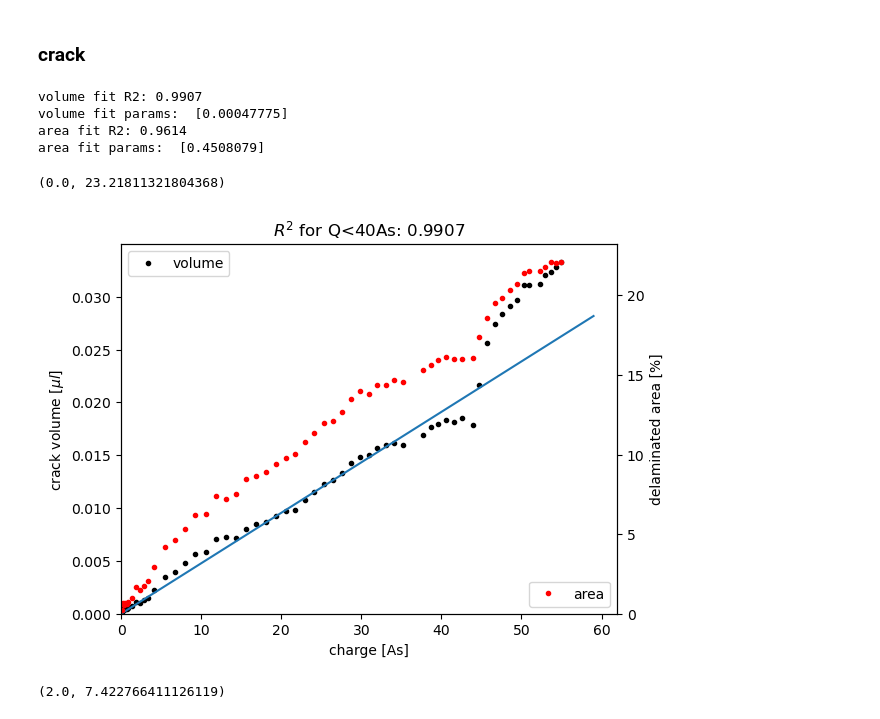
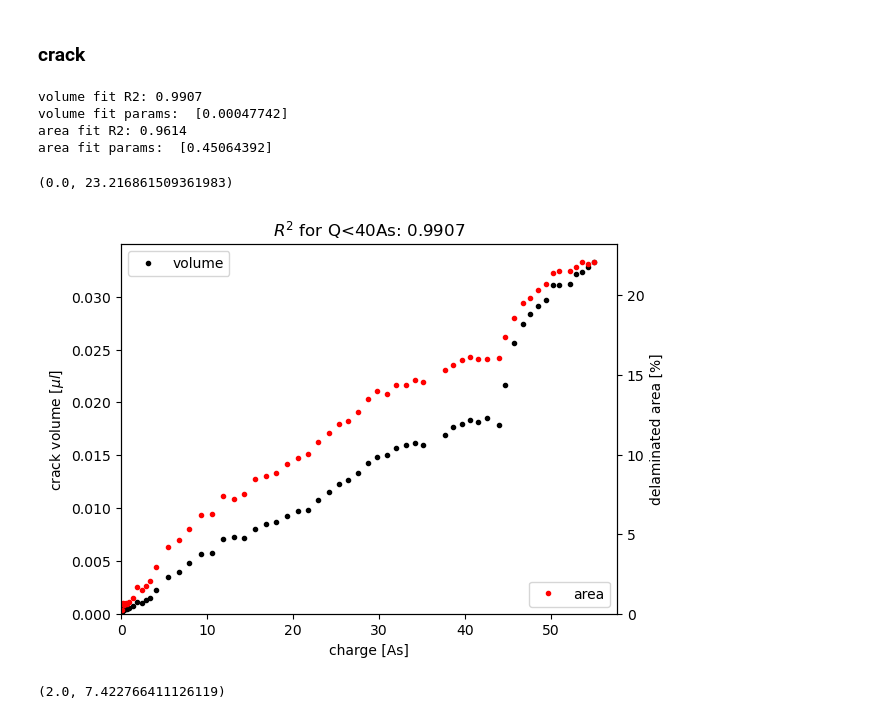
Before and after one commit to Pescatore23/co2ely-tomcat, a Jupyter notebook: data_analysis/04c_ML_membrane_analysis.ipynb, the cells around one changed output. Cells and saved outputs as stored; diff of their text form; code cells hidden in the pictures.

```diff
--- a/data_analysis/04c_ML_membrane_analysis.ipynb
+++ b/data_analysis/04c_ML_membrane_analysis.ipynb
@@ -43,6 +43,10 @@ if host == 'mpc2959.psi.ch':
     toppath = '/mpc/homes/fische_r/NAS/DASCOELY'
     toppathSSD = '/mnt/SSD/fische_r/COELY'
 
+elif host == 'mpc2053.psi.ch':
+    gitpath = '/mpc/homes/fische_r/lib/co2ely-tomcat'
+    toppath = '/mpc/homes/fische_r/NAS/DASCOELY'
+    toppathSSD = '/mpc/homes/fische_r/NAS/DASCOELY/processing'
 else:
     print(host+' is not known to the notebook')
 
@@ -230,5 +234,5 @@ mem_clean, mem_vol_clean = clean_and_count_4D_image(seg_data['segmented'][a1:b1,
 # %%
-crack_clean, crack_vol_clean = clean_and_count_4D_image(seg_data['segmented'][a1:b1,c1:d1,e1:f1,:]==2)
+crack_clean, crack_vol_clean = clean_and_count_4D_image(seg_data['segmented'][a1:b1,c1:d1,e1:f1,:]==2, GPU=False)
 # %%
 plt.plot(t_utc_tomo, mem_vol_clean)
 # plt.plot(t_utc_tomo, crack_vol_clean+mem_vol_clean)
@@ -377,41 +381,41 @@ R2 = R_squared(Qtest,Vtest, fun, p)
 
 plt.title('$R^2$ for Q<'+str(qlim)+'As: '+f'{R2:.4f}')
 
-xfit = np.arange(60) #As, C
-ax.plot(xfit, fun(xfit, *p))
+# xfit = np.arange(60) #As, C
+# ax.plot(xfit, fun(xfit, *p))
 
 pA, covA = sp.optimize.curve_fit(fun, Qtest, Atest)
 # ax2.plot(xfit, fun(xfit, *pA))
 R2A = R_squared(Qtest,Atest, fun, pA)
 
 print('volume fit R2: '+f'{R2:.4f}')
 print('volume fit params: ',p)
 print('area fit R2: '+f'{R2A:.4f}')
 print('area fit params: ', pA)
 
 Pa = 101325 #1 bar in Pa
 T = 273+45
 f = 1
 
 # plot_QV_range(ax, xfit, 1, p = 0.25E6*Pa)
 # for p in np.arange(100E3, 250E3, 10000):
 #     ax.plot(xfit, Q_to_V(xfit, f, T, p), 'k', alpha = 0.5)
 
 
 # ax.set_xscale('log')
 # ax.set_yscale('log')
 # ax2.set_yscale('log')
 ax.set_xlim(0)
 ax2.set_xlim(0)
 ax.set_ylim(0)
 ax2.set_ylim(0)
 # %% [output]
 volume fit R2: 0.9907
-volume fit params:  [0.00047775]
+volume fit params:  [0.00047742]
 area fit R2: 0.9614
-area fit params:  [0.4508079]
+area fit params:  [0.45064392]
-(0.0, 23.21811321804368)
+(0.0, 23.216861509361983)
-[figure, old version]
+[figure, new version]
 # %%
 fig, ax = plt.subplots()
 
```
Also changed, not shown: parts of 4 cells of this notebook, 1 other file.
